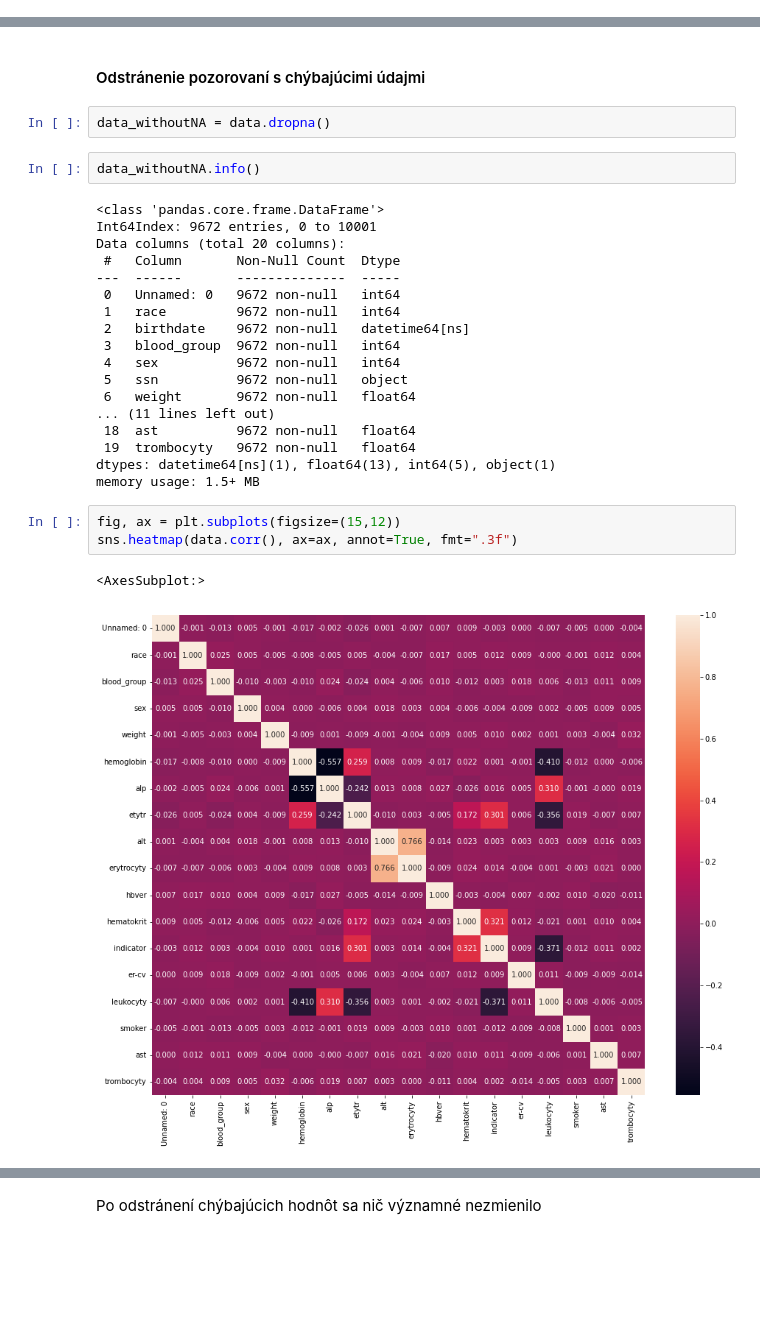
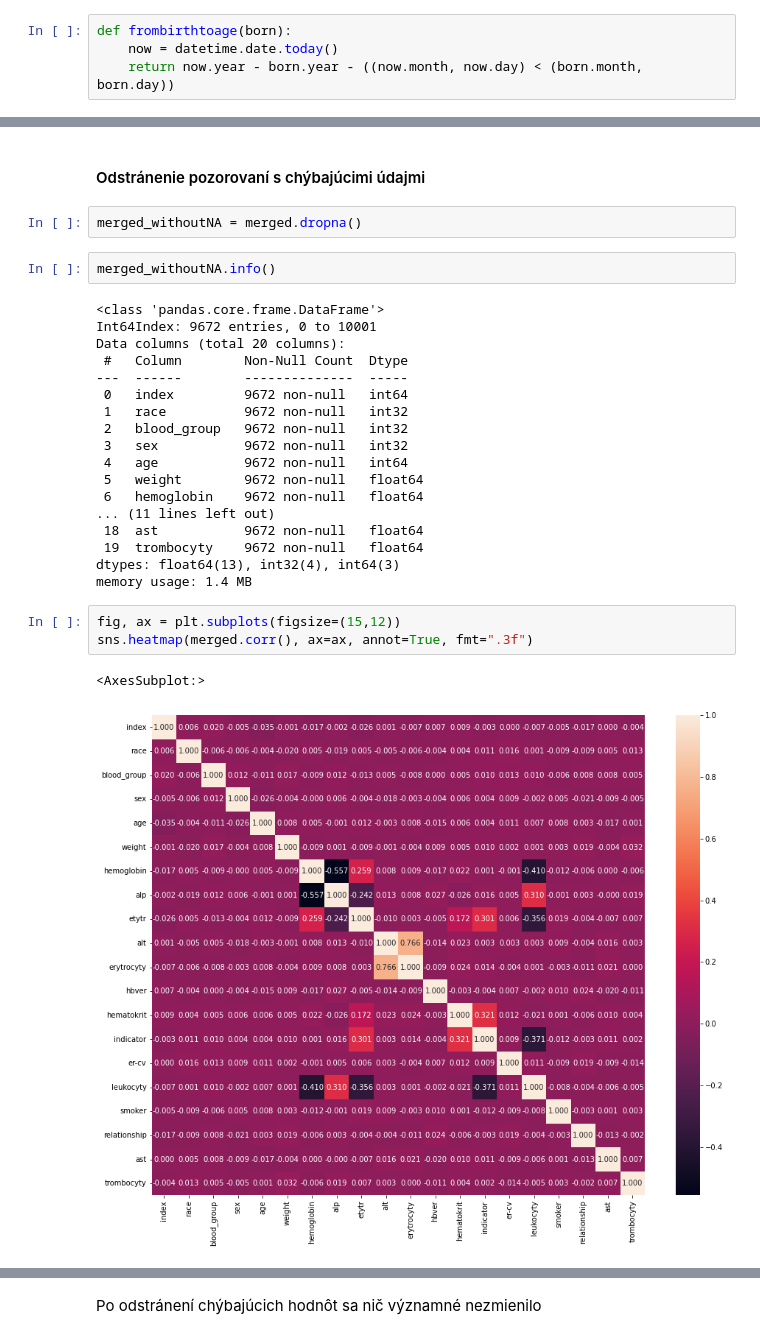
Before and after one commit to psmrecek/IAU-Projekt-ZS2021, a Jupyter notebook: Fáza 2 - Smreček.ipynb, the cells around one changed output, grey strips where cells are left out. Drawn from its saved outputs; the diff is of its cells as text; blank space fills up the shorter version.

Commit message:
Dealing with missing data

```diff
--- a/Fáza 2 - Smreček.ipynb
+++ b/Fáza 2 - Smreček.ipynb
@@ -19,2 +24,6 @@ import scipy.stats as stats
 from sklearn.impute import SimpleImputer, KNNImputer
+# %%
+def frombirthtoage(born):
+    now = datetime.date.today()
+    return now.year - born.year - ((now.month, now.day) < (born.month, born.day))
 # %%
@@ -103,31 +122,31 @@ print("Chýbajúce dáta tvoria {:.3f}% dát".format(data.isnull().sum().sum() /
 Chýbajúce dáta tvoria 3.309% dát
 # %% [markdown]
 #### Odstránenie pozorovaní s chýbajúcimi údajmi
-# %%
-data_withoutNA = data.dropna()
+# %%
+merged_withoutNA = merged.dropna()
 # %%
-data_withoutNA.info()
+merged_withoutNA.info()
 # %% [output]
 <class 'pandas.core.frame.DataFrame'>
 Int64Index: 9672 entries, 0 to 10001
 Data columns (total 20 columns):
- #   Column       Non-Null Count  Dtype
----  ------       --------------  -----
- 0   Unnamed: 0   9672 non-null   int64
- 1   race         9672 non-null   int64
- 2   birthdate    9672 non-null   datetime64[ns]
- 3   blood_group  9672 non-null   int64
- 4   sex          9672 non-null   int64
- 5   ssn          9672 non-null   object
- 6   weight       9672 non-null   float64
+ #   Column        Non-Null Count  Dtype
+---  ------        --------------  -----
+ 0   index         9672 non-null   int64
+ 1   race          9672 non-null   int32
+ 2   blood_group   9672 non-null   int32
+ 3   sex           9672 non-null   int32
+ 4   age           9672 non-null   int64
+ 5   weight        9672 non-null   float64
+ 6   hemoglobin    9672 non-null   float64
 ... (11 lines left out)
- 18  ast          9672 non-null   float64
- 19  trombocyty   9672 non-null   float64
-dtypes: datetime64[ns](1), float64(13), int64(5), object(1)
-memory usage: 1.5+ MB
+ 18  ast           9672 non-null   float64
+ 19  trombocyty    9672 non-null   float64
+dtypes: float64(13), int32(4), int64(3)
+memory usage: 1.4 MB
 # %%
 fig, ax = plt.subplots(figsize=(15,12))
-sns.heatmap(data.corr(), ax=ax, annot=True, fmt=".3f")
+sns.heatmap(merged.corr(), ax=ax, annot=True, fmt=".3f")
 # %% [output]
 <AxesSubplot:>
-[figure, old version]
+[figure, new version]
```
Also changed, not shown: parts of 30 cells of this notebook.
